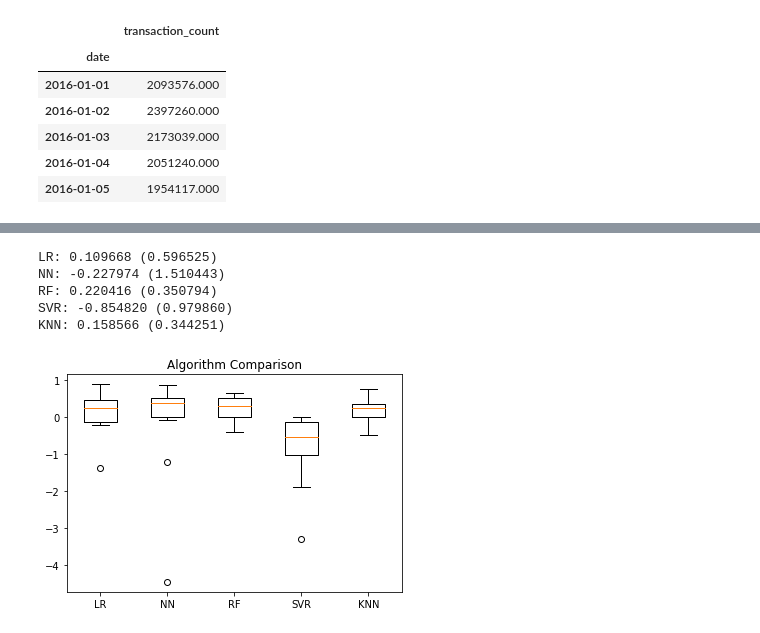
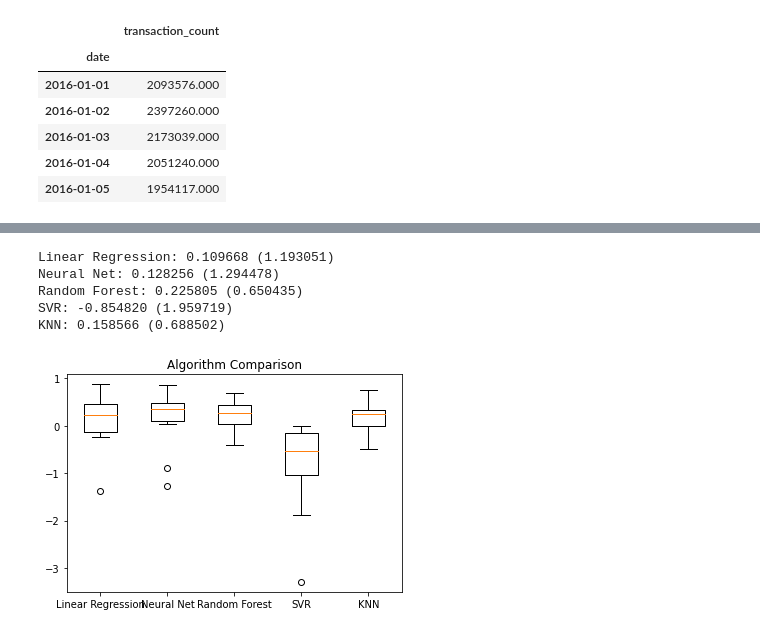
Before and after one commit to weavermonkey/gift_card_data_eda, a Jupyter notebook: assignment_1_modelling_approach.ipynb, the cells around one changed output, grey strips where cells are left out. Saved outputs shown, nothing was run; the diff lists cells and outputs as text; code cells hidden in the pictures.

```diff
--- a/assignment_1_modelling_approach.ipynb
+++ b/assignment_1_modelling_approach.ipynb
@@ -90,31 +90,32 @@ def regression_results(y_true, y_pred):# Regression metrics
 # %%
 from sklearn.ensemble import RandomForestRegressor
 from sklearn.linear_model import LinearRegression
 from sklearn.neural_network import MLPRegressor
 from sklearn.neighbors import KNeighborsRegressor
 from sklearn.model_selection import cross_val_score
 from sklearn.svm import SVR
+from sklearn.model_selection import TimeSeriesSplit
 models = []
-models.append(('LR', LinearRegression()))
-models.append(('NN', MLPRegressor()))
-models.append(('RF', RandomForestRegressor(n_estimators = 100)))
+models.append(('Linear Regression', LinearRegression()))
+models.append(('Neural Net', MLPRegressor()))
+models.append(('Random Forest', RandomForestRegressor(n_estimators = 100)))
 models.append(('SVR', SVR()))
 models.append(('KNN',KNeighborsRegressor()))
 results = []
 names = []
 for name, model in models:
     tscv = TimeSeriesSplit(n_splits=10)
     cv_results = cross_val_score(model, X_train, y_train, cv=tscv, scoring='r2')
     results.append(cv_results)
     names.append(name)
-    print('%s: %f (%f)' % (name, cv_results.mean(), cv_results.std()))
+    print('%s: %f (%f)' % (name, cv_results.mean(), (cv_results.std() * 2)))
 plt.boxplot(results, labels=names)
 plt.title('Algorithm Comparison')
 plt.show()
 # %% [output]
-LR: 0.109668 (0.596525)
-NN: -0.227974 (1.510443)
-RF: 0.220416 (0.350794)
-SVR: -0.854820 (0.979860)
-KNN: 0.158566 (0.344251)
+Linear Regression: 0.109668 (1.193051)
+Neural Net: 0.128256 (1.294478)
+Random Forest: 0.225805 (0.650435)
+SVR: -0.854820 (1.959719)
+KNN: 0.158566 (0.688502)
-[figure, old version]
+[figure, new version]
```
Also changed, not shown: parts of 17 cells of this notebook.
